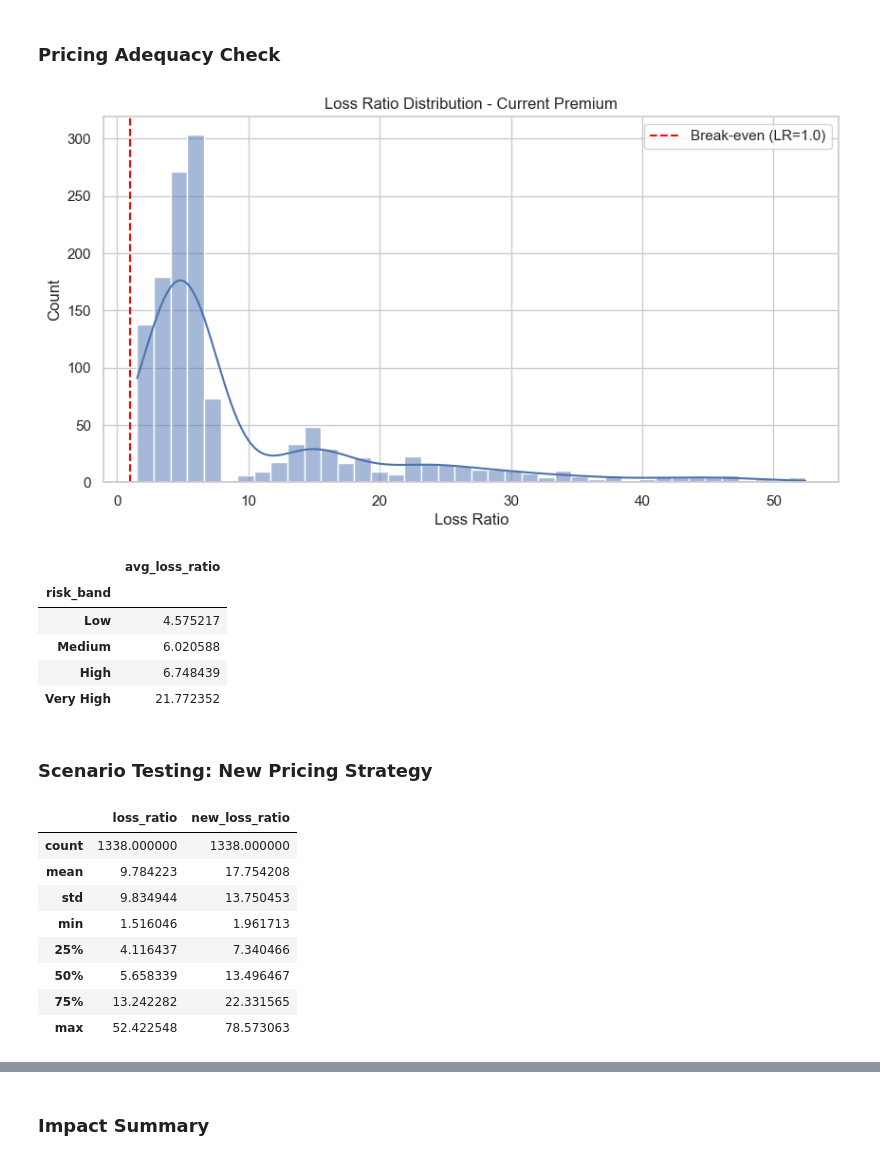
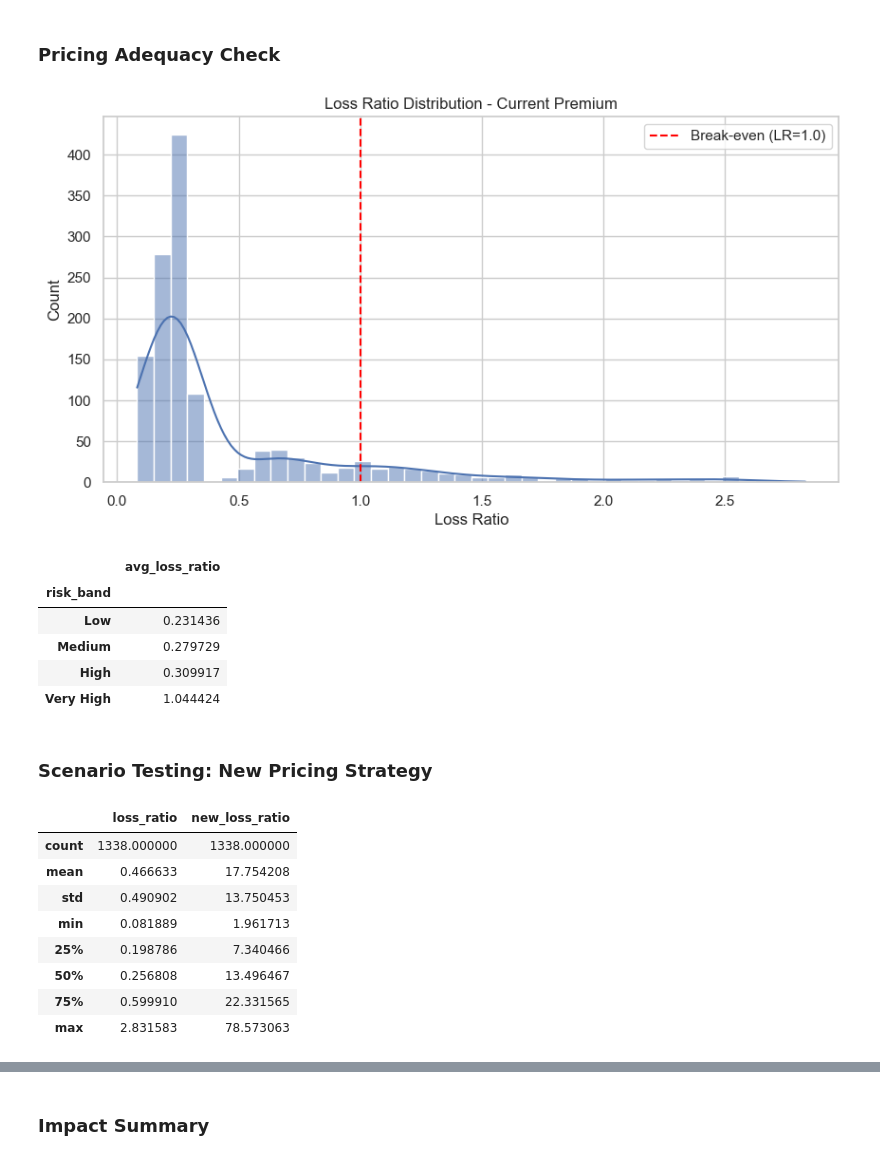
Before and after one commit to Kurodataio/Health-Insurance-Claims, a Jupyter notebook: health-insurance-claims.ipynb, the cells around one changed output, grey strips where cells are left out. Saved outputs shown, nothing was run; the diff lists cells and outputs as text; code cells hidden in the pictures.

Commit message:
Update current_premium formula values

```diff
--- a/health-insurance-claims.ipynb
+++ b/health-insurance-claims.ipynb
@@ -471,33 +471,42 @@ plt.show()
 ### Pricing Adequacy Check
 # %%
 # Legacy-style age-based premium
-df["current_premium"] = df["age"] * 30 + 200
+# df["current_premium"] = df["age"] * 30 + 200
 
 # Assume current premium is based on simple age-based pricing
 # df["current_premium"] = df["age"] * 20 + 300
+
+# Add slope coefficient adjustment to pricing
+# current_premium = age * (slope_coefficient * age_steepness = 30) + base_premium
+
+base_premium = 200
+age_steepness = 30
+slope_coefficient = 25
+
+df["current_premium"] = df["age"] * (slope_coefficient * 30) + 200
 
 df["loss_ratio"] = df["claims_cost"] / df["current_premium"]
 
 plt.figure(figsize=(10,5))
 sns.histplot(df["loss_ratio"], bins=40, kde=True)
 plt.axvline(1.0, color="red", linestyle="--", label="Break-even (LR=1.0)")
 plt.title("Loss Ratio Distribution - Current Premium")
 plt.xlabel("Loss Ratio")
 plt.legend()
 plt.savefig("images/Loss_Ratio_Distribution.png")  # Save Loss Ratio Distribution
 plt.show()
 # %% [output]
-[figure, old version]
+[figure, new version]
 # %%
 # df.groupby("risk_band")["loss_ratio"].mean()
 df.groupby("risk_band")["loss_ratio"].mean().to_frame("avg_loss_ratio")
 # %% [output]
 |  | avg_loss_ratio |
 | risk_band |  |
-| Low | 4.575217 |
-| Medium | 6.020588 |
-| High | 6.748439 |
-| Very High | 21.772352 |
+| Low | 0.231436 |
+| Medium | 0.279729 |
+| High | 0.309917 |
+| Very High | 1.044424 |
 # %% [markdown]
 ### Scenario Testing: New Pricing Strategy
 # %%
@@ -519,13 +528,13 @@ df[["loss_ratio","new_loss_ratio"]].describe()
 # %% [output]
 |  | loss_ratio | new_loss_ratio |
 | count | 1338.000000 | 1338.000000 |
-| mean | 9.784223 | 17.754208 |
-| std | 9.834944 | 13.750453 |
-| min | 1.516046 | 1.961713 |
-| 25% | 4.116437 | 7.340466 |
-| 50% | 5.658339 | 13.496467 |
-| 75% | 13.242282 | 22.331565 |
-| max | 52.422548 | 78.573063 |
+| mean | 0.466633 | 17.754208 |
+| std | 0.490902 | 13.750453 |
+| min | 0.081889 | 1.961713 |
+| 25% | 0.198786 | 7.340466 |
+| 50% | 0.256808 | 13.496467 |
+| 75% | 0.599910 | 22.331565 |
+| max | 2.831583 | 78.573063 |
 # %%
 # Loss Ratio Distribution: Current vs Proposed Pricing
 
```
Also changed, not shown: parts of 2 cells of this notebook, 2 other files.
